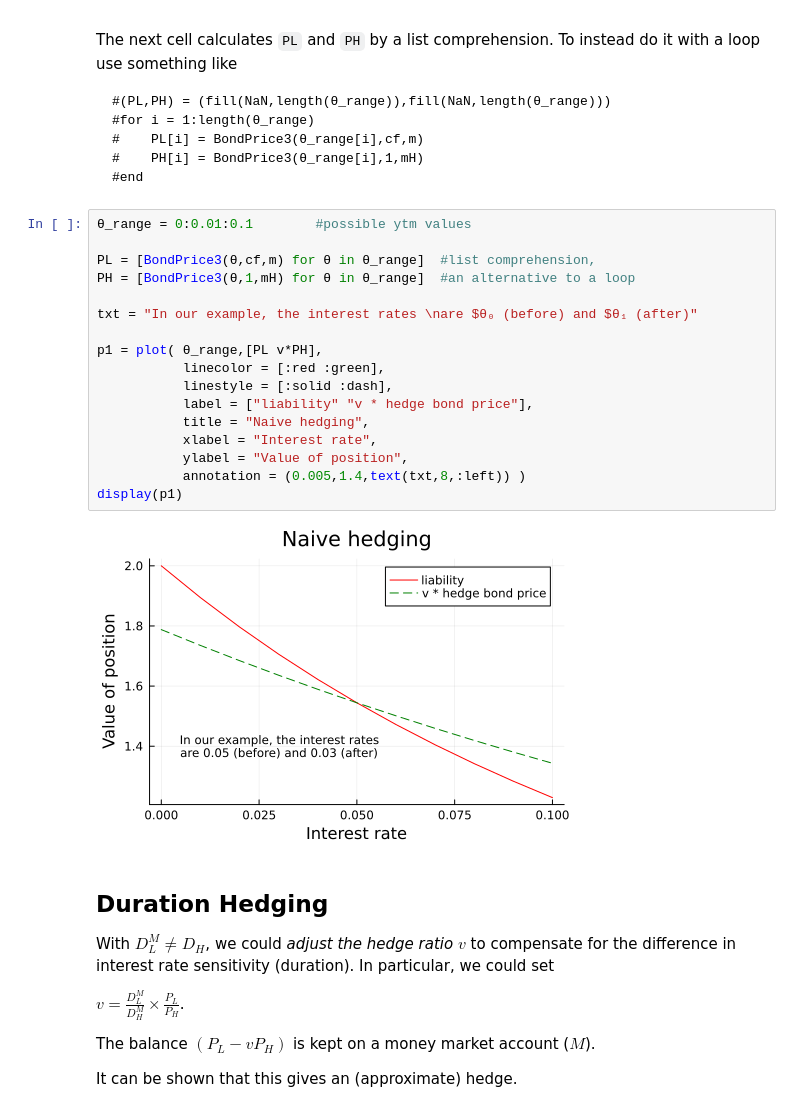
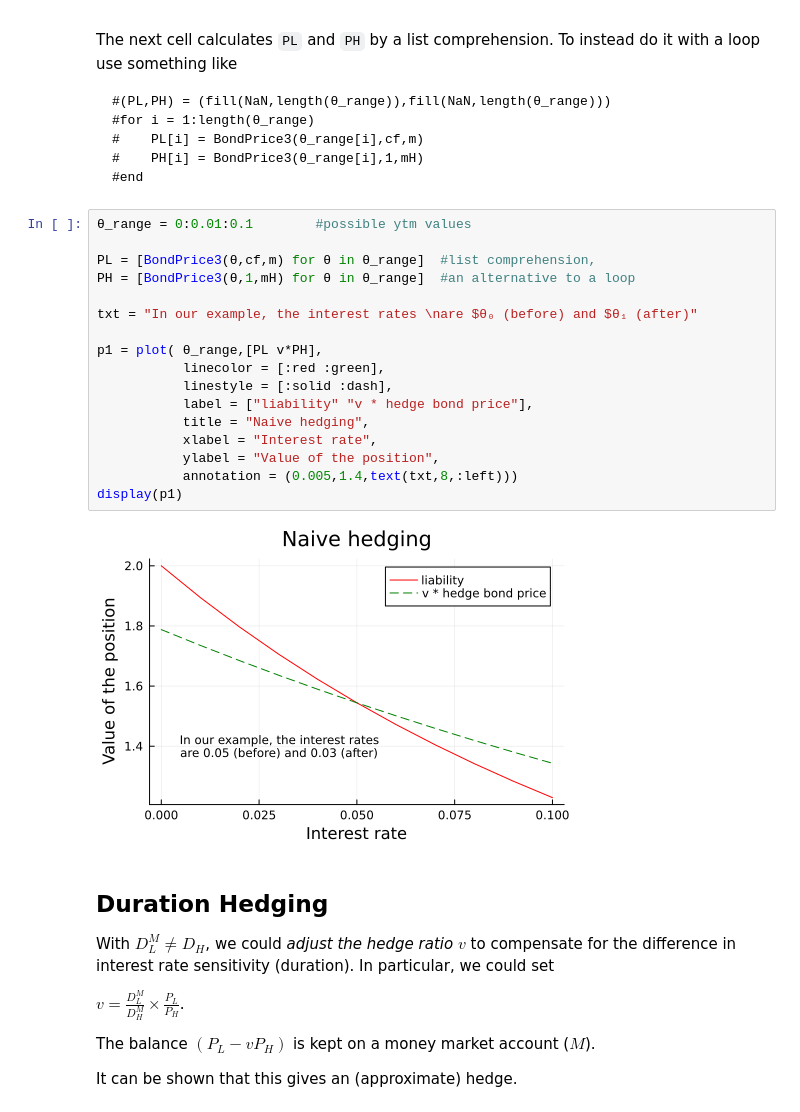
Before and after one commit to PaulSoderlind/FinancialTheoryMSc, a Jupyter notebook: Ch17_Bonds2.ipynb, the cells around one changed output. Saved outputs shown, nothing was run; the diff lists cells and outputs as text.

```diff
--- a/Ch17_Bonds2.ipynb
+++ b/Ch17_Bonds2.ipynb
@@ -210,22 +215,22 @@ The next cell calculates `PL` and `PH` by a list comprehension. To instead do it
 # %%
 θ_range = 0:0.01:0.1        #possible ytm values
 
 PL = [BondPrice3(θ,cf,m) for θ in θ_range]  #list comprehension,
 PH = [BondPrice3(θ,1,mH) for θ in θ_range]  #an alternative to a loop
 
 txt = "In our example, the interest rates \nare $θ₀ (before) and $θ₁ (after)"
 
 p1 = plot( θ_range,[PL v*PH],
            linecolor = [:red :green],
            linestyle = [:solid :dash],
            label = ["liability" "v * hedge bond price"],
            title = "Naive hedging",
            xlabel = "Interest rate",
-           ylabel = "Value of position",
-           annotation = (0.005,1.4,text(txt,8,:left)) )
+           ylabel = "Value of the position",
+           annotation = (0.005,1.4,text(txt,8,:left)))
 display(p1)
 # %% [output]
-[figure, old version]
+[figure, new version]
 # %% [markdown]
 ## Duration Hedging
 
```
Also changed, not shown: parts of 11 cells of this notebook, 2 other files.
